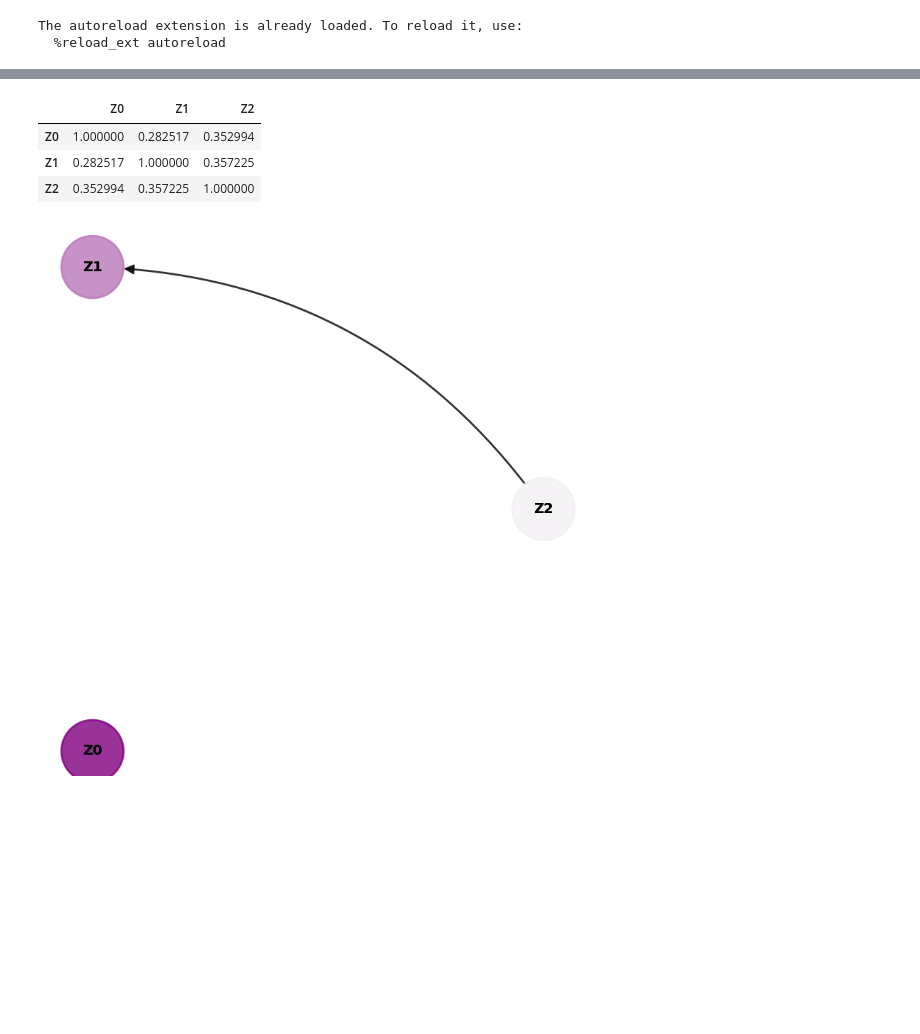
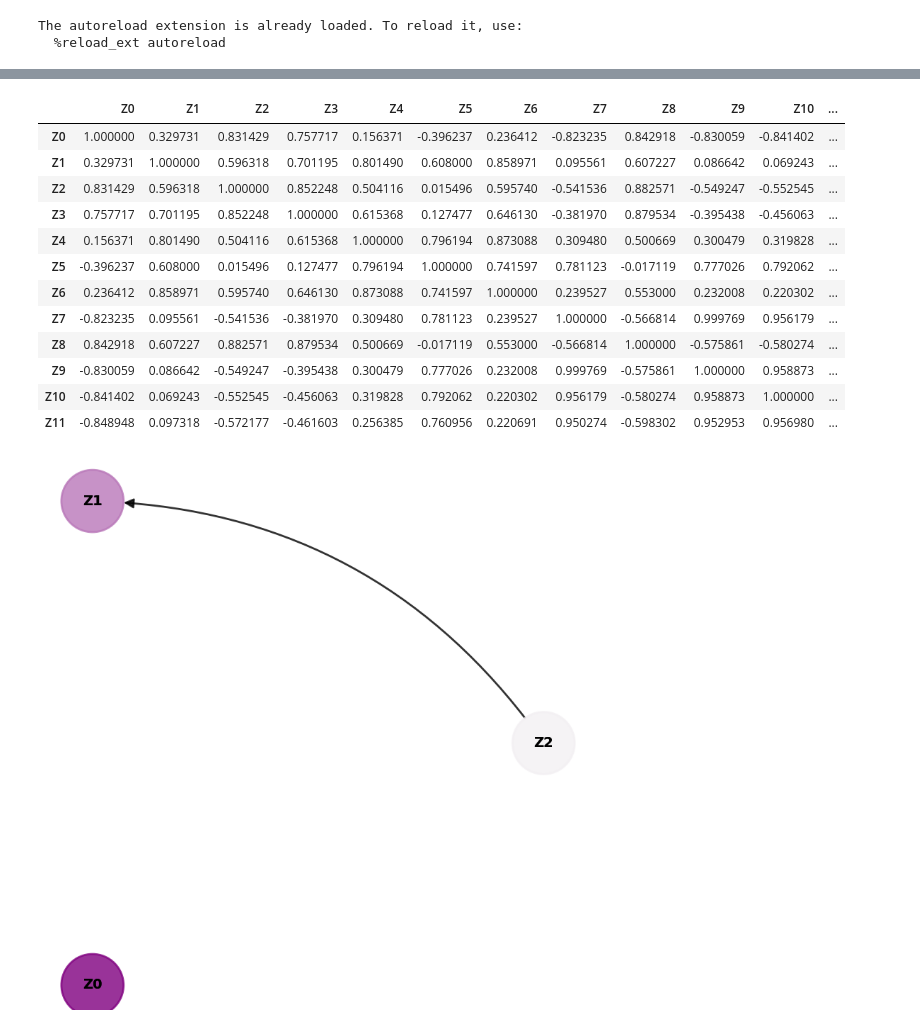
Before and after one commit to wasimahmadpk/cdmi, a Jupyter notebook: src/scms.ipynb, the cells around one changed output, grey strips where cells are left out. Drawn from its saved outputs; the diff is of its cells as text; code cells hidden in the pictures; blank space fills up the shorter version.

```diff
--- a/src/scms.ipynb
+++ b/src/scms.ipynb
@@ -20,8 +20,8 @@ from TSGen import RandomCausalSimulator
 
 np.random.seed(1)
 # %%
-n_nodes = 5          # Total variables (10 variables)
-edge_prob = 0.75      # Probability of edge creation
+n_nodes = 12          # Total variables (10 variables)
+edge_prob = 0.66      # Probability of edge creation
 nonlinear_prob = 0.5   # Chance of nonlinearity per edge
 
 sim = RandomCausalSimulator(n_nodes, edge_prob, nonlinear_prob, seed=42)
@@ -57,10 +60,19 @@ df.iloc[:150, ].plot()
 # %%
-df.iloc[:50, [0, 1, 2]].corr()
+df.iloc[:50, ].corr()
 # %% [output]
-|  | Z0 | Z1 | Z2 |
-| Z0 | 1.000000 | 0.282517 | 0.352994 |
-| Z1 | 0.282517 | 1.000000 | 0.357225 |
-| Z2 | 0.352994 | 0.357225 | 1.000000 |
+|  | Z0 | Z1 | Z2 | Z3 | Z4 | Z5 | Z6 | Z7 | Z8 | Z9 | Z10 | ... |
+| Z0 | 1.000000 | 0.329731 | 0.831429 | 0.757717 | 0.156371 | -0.396237 | 0.236412 | -0.823235 | 0.842918 | -0.830059 | -0.841402 | ... |
+| Z1 | 0.329731 | 1.000000 | 0.596318 | 0.701195 | 0.801490 | 0.608000 | 0.858971 | 0.095561 | 0.607227 | 0.086642 | 0.069243 | ... |
+| Z2 | 0.831429 | 0.596318 | 1.000000 | 0.852248 | 0.504116 | 0.015496 | 0.595740 | -0.541536 | 0.882571 | -0.549247 | -0.552545 | ... |
+| Z3 | 0.757717 | 0.701195 | 0.852248 | 1.000000 | 0.615368 | 0.127477 | 0.646130 | -0.381970 | 0.879534 | -0.395438 | -0.456063 | ... |
+| Z4 | 0.156371 | 0.801490 | 0.504116 | 0.615368 | 1.000000 | 0.796194 | 0.873088 | 0.309480 | 0.500669 | 0.300479 | 0.319828 | ... |
+| Z5 | -0.396237 | 0.608000 | 0.015496 | 0.127477 | 0.796194 | 1.000000 | 0.741597 | 0.781123 | -0.017119 | 0.777026 | 0.792062 | ... |
+| Z6 | 0.236412 | 0.858971 | 0.595740 | 0.646130 | 0.873088 | 0.741597 | 1.000000 | 0.239527 | 0.553000 | 0.232008 | 0.220302 | ... |
+| Z7 | -0.823235 | 0.095561 | -0.541536 | -0.381970 | 0.309480 | 0.781123 | 0.239527 | 1.000000 | -0.566814 | 0.999769 | 0.956179 | ... |
+| Z8 | 0.842918 | 0.607227 | 0.882571 | 0.879534 | 0.500669 | -0.017119 | 0.553000 | -0.566814 | 1.000000 | -0.575861 | -0.580274 | ... |
+| Z9 | -0.830059 | 0.086642 | -0.549247 | -0.395438 | 0.300479 | 0.777026 | 0.232008 | 0.999769 | -0.575861 | 1.000000 | 0.958873 | ... |
+| Z10 | -0.841402 | 0.069243 | -0.552545 | -0.456063 | 0.319828 | 0.792062 | 0.220302 | 0.956179 | -0.580274 | 0.958873 | 1.000000 | ... |
+| Z11 | -0.848948 | 0.097318 | -0.572177 | -0.461603 | 0.256385 | 0.760956 | 0.220691 | 0.950274 | -0.598302 | 0.952953 | 0.956980 | ... |
 # %%
 # Example Configuration:
 n_nodes = 3          # Total variables (10 variables)
```
Also changed, not shown: parts of 2 cells of this notebook, 2 other files.
